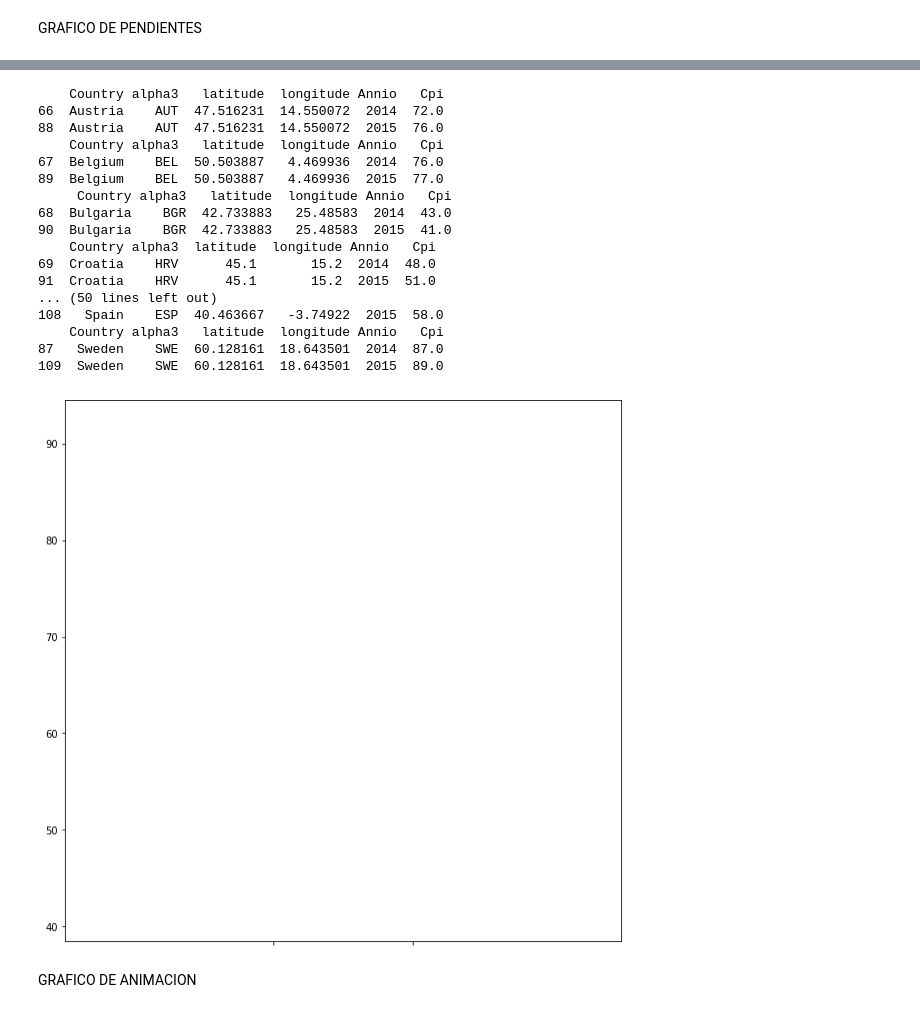
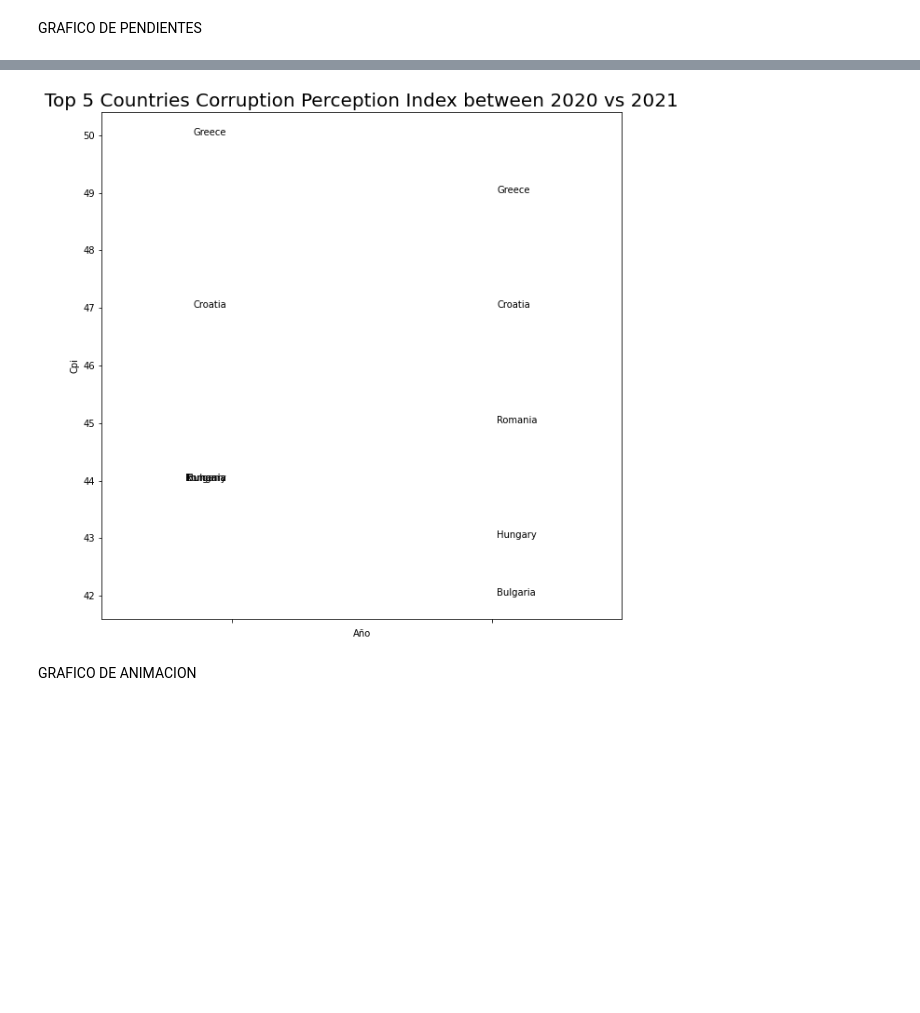
Before and after one commit to fduartej/data_visualization_python, a Jupyter notebook: notebook/CorrupcionPercepcionIndex.ipynb, the cells around one changed output, grey strips where cells are left out. Drawn from its saved outputs; the diff is of its cells as text; code cells hidden in the pictures; blank space fills up the shorter version.

```diff
--- a/notebook/CorrupcionPercepcionIndex.ipynb
+++ b/notebook/CorrupcionPercepcionIndex.ipynb
@@ -172,8 +172,7 @@ def alpha3code(column):
 
 # Import seaborn
 # https://github.com/datasets/corruption-perceptions-index/blob/master/data/cpi.csv
-cpi = pd.read_csv('cpi.csv')
-cpi = cpi.rename(columns={"Jurisdiction": "Country"})
+cpi = pd.read_csv('cpi.csv',delimiter=";")
 
 
 #https://github.com/melanieshi0120/COVID-19_global_time_series_panel_data/blob/master/data/countries_latitude_longitude.csv
@@ -225,6 +223,6 @@ cpiEuropa = cpi[(cpi.Country == 'Germany') | (cpi.Country =='Belgium') | (cpi.Co
     ]
 
 #cpiEuropa = cpiEuropa.reset_index(drop=True).set_index('Jurisdiction')
-cpiEuropa = cpiEuropa[['Country','alpha3','latitude','longitude','2011','2012','2013','2014','2015']]
+cpiEuropa = cpiEuropa[['Country','alpha3','latitude','longitude','2012','2013','2014','2015','2016','2017','2018','2019','2020','2021']]
 cpiEuropa
 # %% [output]
@@ -254,11 +252,17 @@ cpiEuropa
 #cpiEuropa['2008'] = cpiEuropa['2008'].astype(float)
 #cpiEuropa['2009'] = cpiEuropa['2009'].astype(float)
 #cpiEuropa['2010'] = cpiEuropa['2010'].astype(float)
-cpiEuropa['2011'] = cpiEuropa['2011'].astype(float)
+
 cpiEuropa['2012'] = cpiEuropa['2012'].astype(float)
 cpiEuropa['2013'] = cpiEuropa['2013'].astype(float)
 cpiEuropa['2014'] = cpiEuropa['2014'].astype(float)
 cpiEuropa['2015'] = cpiEuropa['2015'].astype(float)
+cpiEuropa['2016'] = cpiEuropa['2016'].astype(float)
+cpiEuropa['2017'] = cpiEuropa['2017'].astype(float)
+cpiEuropa['2018'] = cpiEuropa['2018'].astype(float)
+cpiEuropa['2019'] = cpiEuropa['2019'].astype(float)
+cpiEuropa['2020'] = cpiEuropa['2020'].astype(float)
+cpiEuropa['2021'] = cpiEuropa['2021'].astype(float)
 
 cpiEuropa.info()
 # %% [output]
@@ -331,8 +343,13 @@ newCpiEuropa = cpiEuropa.melt(id_vars=["Country","alpha3","latitude","longitude"
         var_name="Annio",
         value_name="Cpi")
 
-newCpiEuropa = newCpiEuropa.sort_values(by=['Country', 'Annio'], ascending=True)
-newCpiUEFilter = newCpiEuropa.loc[(newCpiEuropa["Annio"]=="2014") | (newCpiEuropa["Annio"]=="2015")]
+
+
+newCpiEuropa = newCpiEuropa.sort_values(by=['Country', 'Annio'], ascending=False)
+newCpiUEFilter = newCpiEuropa.loc[(newCpiEuropa["Annio"]=="2020") | (newCpiEuropa["Annio"]=="2021")]
+newCpiUEFilter = newCpiUEFilter[(newCpiUEFilter.Country == 'Hungary') | (newCpiUEFilter.Country =='Romania') | (newCpiUEFilter.Country =='Croatia') |
+     (newCpiUEFilter.Country =='Bulgaria') | (newCpiUEFilter.Country =='Greece')
+    ]
 newCpiUEFilter
 # %% [output]
 |  | Country | alpha3 | latitude | longitude | Annio | Cpi |
@@ -355,41 +366,26 @@ newCpiUEFilter
 # %%
 fig, ax = plt.subplots(1, figsize=(10,10))
 
 countries = newCpiUEFilter.Country.unique()
+colors = ['#769465', '#69BDE0', '#E06D5E', '#2F7694', '#94E069']
 
-for i in countries:
-    temp = newCpiUEFilter[newCpiUEFilter['Country'] == i]
-    print(temp)
-    plt.plot(temp.Annio, temp.Cpi, marker='o', markersize=5)
-    #plt.text(float(temp.Annio[0]), temp.Cpi[0], i)
-    #plt.text(float(temp.Annio[1]), temp.Cpi[1], i, ha='right')
 
-plt.xlim(2012.5,2016.5)
-plt.xticks([2014, 2015])
+for i, v in enumerate(countries):
+    temp = newCpiUEFilter[newCpiUEFilter['Country'] == v]
+    plt.plot(temp.Annio, temp.Cpi, color=colors[i],lw=2.5,marker='o', markersize=5)
+    plt.text(int(temp.Annio.values[0])+0.02, temp.Cpi.values[0], v)
+    plt.text(int(temp.Annio.values[1])-0.02, temp.Cpi.values[1], v, ha='right')
 
-#yticks = plt.yticks()[0]
-#plt.yticks(yticks, ['{}k'.format(i/1000) for i in yticks])
+plt.title('Top 5 Countries Corruption Perception Index between 2020 vs 2021',fontsize=20)
+plt.xlabel("Año")
+plt.ylabel("Cpi")
+
+plt.xlim(2019.5,2021.5)
+plt.xticks([2020, 2021])
 
 plt.show()
 # %% [output]
-    Country alpha3   latitude  longitude Annio   Cpi
-66  Austria    AUT  47.516231  14.550072  2014  72.0
-88  Austria    AUT  47.516231  14.550072  2015  76.0
-    Country alpha3   latitude  longitude Annio   Cpi
-67  Belgium    BEL  50.503887   4.469936  2014  76.0
-89  Belgium    BEL  50.503887   4.469936  2015  77.0
-     Country alpha3   latitude  longitude Annio   Cpi
-68  Bulgaria    BGR  42.733883   25.48583  2014  43.0
-90  Bulgaria    BGR  42.733883   25.48583  2015  41.0
-    Country alpha3  latitude  longitude Annio   Cpi
-69  Croatia    HRV      45.1       15.2  2014  48.0
-91  Croatia    HRV      45.1       15.2  2015  51.0
-... (50 lines left out)
-108   Spain    ESP  40.463667   -3.74922  2015  58.0
-    Country alpha3   latitude  longitude Annio   Cpi
-87   Sweden    SWE  60.128161  18.643501  2014  87.0
-109  Sweden    SWE  60.128161  18.643501  2015  89.0
-[figure, old version]
+[figure, new version]
 # %% [markdown]
 GRAFICO DE ANIMACION
 # %%
```
Also changed, not shown: parts of 14 cells of this notebook.
